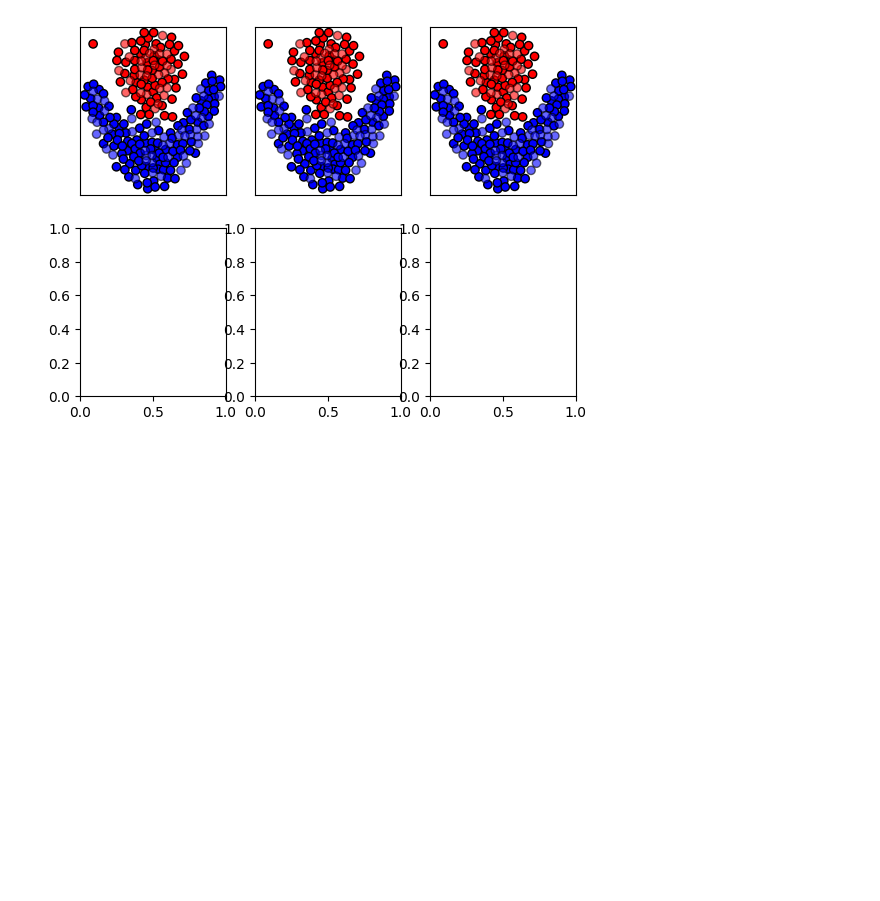
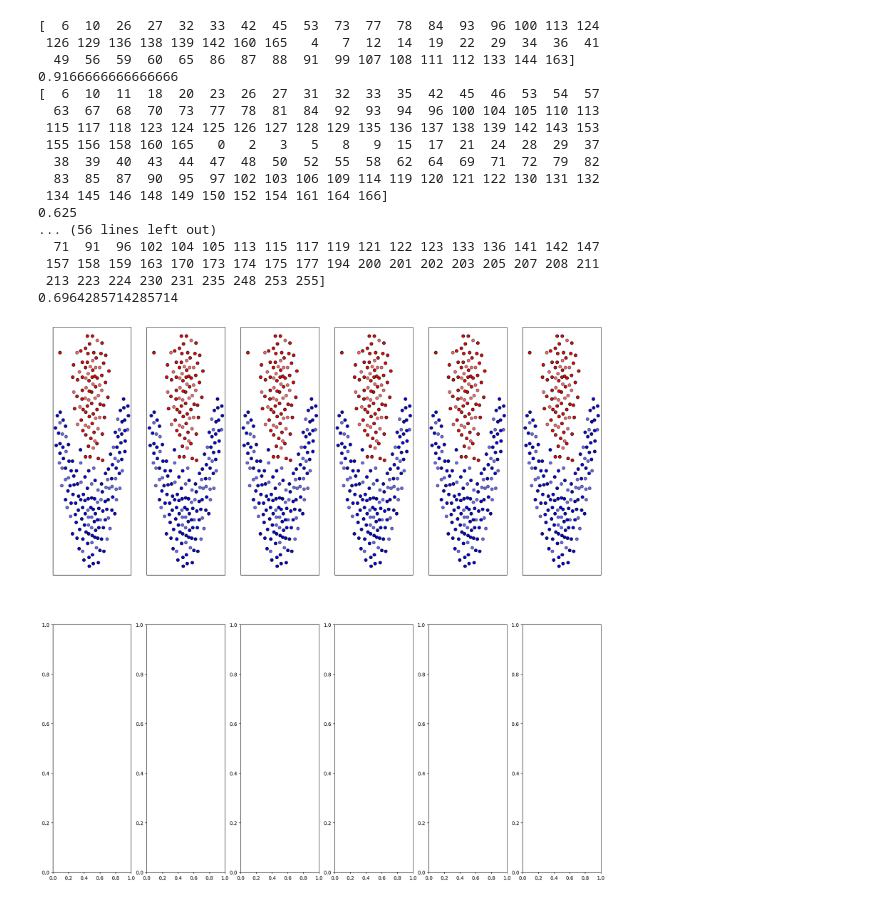
Before and after one commit to bblachut/PUM, a Jupyter notebook: lab3/PUMy_lab3.ipynb, the cells around one changed output. Cells and saved outputs as stored; diff of their text form; code cells hidden in the pictures; blank space fills up the shorter version.

```diff
--- a/lab3/PUMy_lab3.ipynb
+++ b/lab3/PUMy_lab3.ipynb
@@ -54,12 +75,32 @@ datasets = [df_flame, df_jain]
+# %%
+def hinge(X, Y):
+  res = [[] for _ in range(len(X))]
+  r = 1
+
+  for i, x in enumerate(X):
+    for y in Y:
+      val = np.sqrt((x[0] - y[0])**2 + (x[1] - y[1])**2)
+      if val <= r: res[i].append(1 - val / r)
+      else: res[i].append(0)
+
+  return res
 # %%
-classifiers = [SVC(kernel="linear", C=0.025), SVC(gamma=2, C=1)]
-# TODO: dodać brakujące
+classifiers = [
+    SVC(kernel="linear"),
+    SVC(kernel=natural_scalar_product),
+    SVC(kernel="rbf", C=0.025),
+    SVC(kernel=step, C=0.025),
+    SVC(kernel=hinge, C=0.025),
+    ]
 # %%
 i = 0
 for df in datasets:
   j = 0
 
-  X, y = df.iloc[:, 0:-1], df.iloc[:, -1]
+  X = df[["x", "y"]]
+  y = df["type"]
+
+  # X, y = df.iloc[:, 0:-1], df.iloc[:, -1]
   X_train, X_test, y_train, y_test = train_test_split(X, y, test_size=0.3, random_state=42)
 
   x_min, x_max = X['x'].min() - 0.5, X['x'].max() + 0.5
@@ -67,45 +108,59 @@ for df in datasets:
 
   cm = plt.cm.RdBu
   cm_bright = ListedColormap(["#FF0000", "#0000FF"])
-  fig, ax = plt.subplots(len(datasets), len(classifiers)+1)
+  fig, ax = plt.subplots(len(datasets), len(classifiers)+1, figsize=(20,20))
 
   ax[i, j].scatter(X_train['x'], X_train['y'], c=y_train, cmap=cm_bright, edgecolors="k")
   ax[i, j].scatter(X_test['x'], X_test['y'], c=y_test, cmap=cm_bright, alpha=0.6, edgecolors="k")
 
   ax[i, j].set_xlim(x_min, x_max)
   ax[i, j].set_ylim(y_min, y_max)
   ax[i, j].set_xticks(())
   ax[i, j].set_yticks(())
 
   j += 1
 
   for clf in classifiers:
     clf = make_pipeline(StandardScaler(), clf)
     clf.fit(X_train, y_train)
+    # DecisionBoundaryDisplay.from_estimator(clf, X, cmap=cm, alpha=0.8, ax=ax, eps=0.5)
+
+    support = clf.get_params()['svc'].support_
+    print(support)
 
     score = clf.score(X_test, y_test)
+    print(score)
 
     ax[i, j].scatter(X_train['x'], X_train['y'], c=y_train, cmap=cm_bright, edgecolors="k")
-    ax[i, j].scatter(
-        X_test['x'],
-        X_test['y'],
-        c=y_test,
-        cmap=cm_bright,
-        edgecolors="k",
-        alpha=0.6,
-    )
+    ax[i, j].scatter(X_test['x'], X_test['y'], c=y_test, cmap=cm_bright, edgecolors="k", alpha=0.6)
 
     ax[i, j].set_xlim(x_min, x_max)
     ax[i, j].set_ylim(y_min, y_max)
     ax[i, j].set_xticks(())
     ax[i, j].set_yticks(())
 
     j += 1
 
   i += 1
 
+plt.tight_layout()
 plt.show()
-
-#czemu narysowane wykresy mają aids???
 # %% [output]
+[  6  10  26  27  32  33  42  45  53  73  77  78  84  93  96 100 113 124
+ 126 129 136 138 139 142 160 165   4   7  12  14  19  22  29  34  36  41
+  49  56  59  60  65  86  87  88  91  99 107 108 111 112 133 144 163]
+0.9166666666666666
+[  6  10  11  18  20  23  26  27  31  32  33  35  42  45  46  53  54  57
+  63  67  68  70  73  77  78  81  84  92  93  94  96 100 104 105 110 113
+ 115 117 118 123 124 125 126 127 128 129 135 136 137 138 139 142 143 153
+ 155 156 158 160 165   0   2   3   5   8   9  15  17  21  24  28  29  37
+  38  39  40  43  44  47  48  50  52  55  58  62  64  69  71  72  79  82
+  83  85  87  90  95  97 102 103 106 109 114 119 120 121 122 130 131 132
+ 134 145 146 148 149 150 152 154 161 164 166]
+0.625
+... (56 lines left out)
+  71  91  96 102 104 105 113 115 117 119 121 122 123 133 136 141 142 147
+ 157 158 159 163 170 173 174 175 177 194 200 201 202 203 205 207 208 211
+ 213 223 224 230 231 235 248 253 255]
+0.6964285714285714
-[figure, old version]
+[figure, new version]
```
Also changed, not shown: parts of 5 cells of this notebook.
